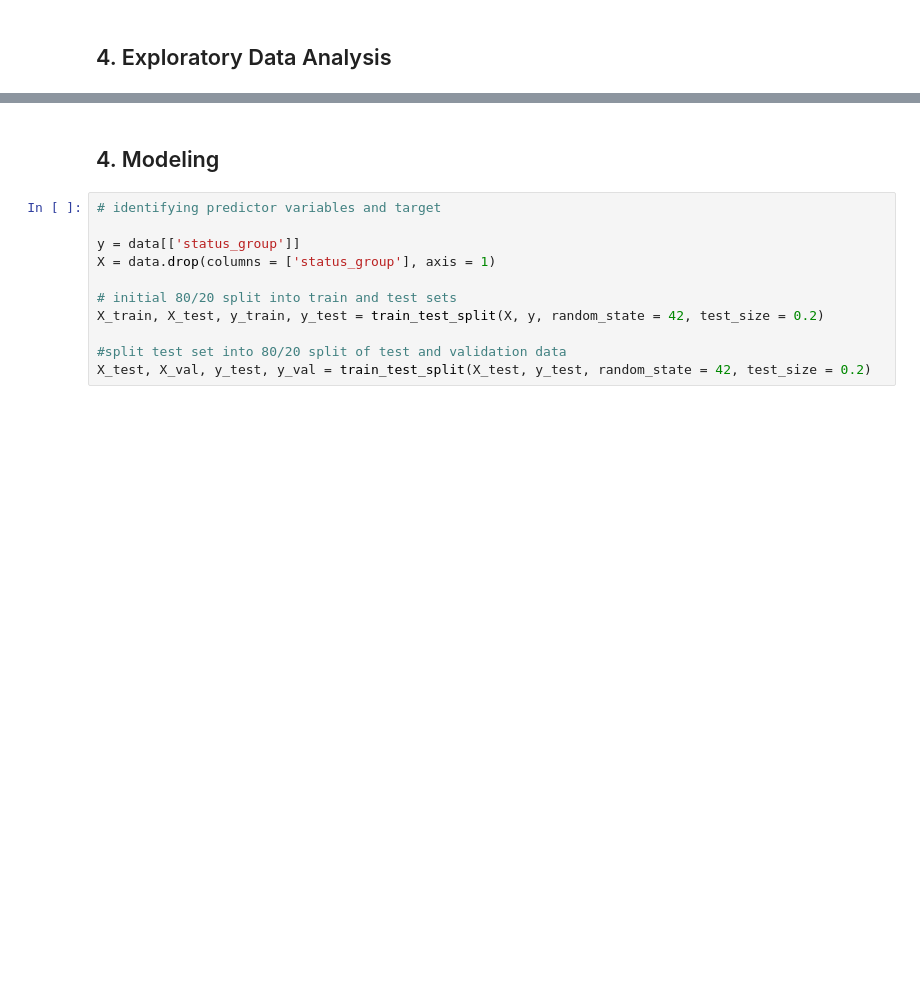
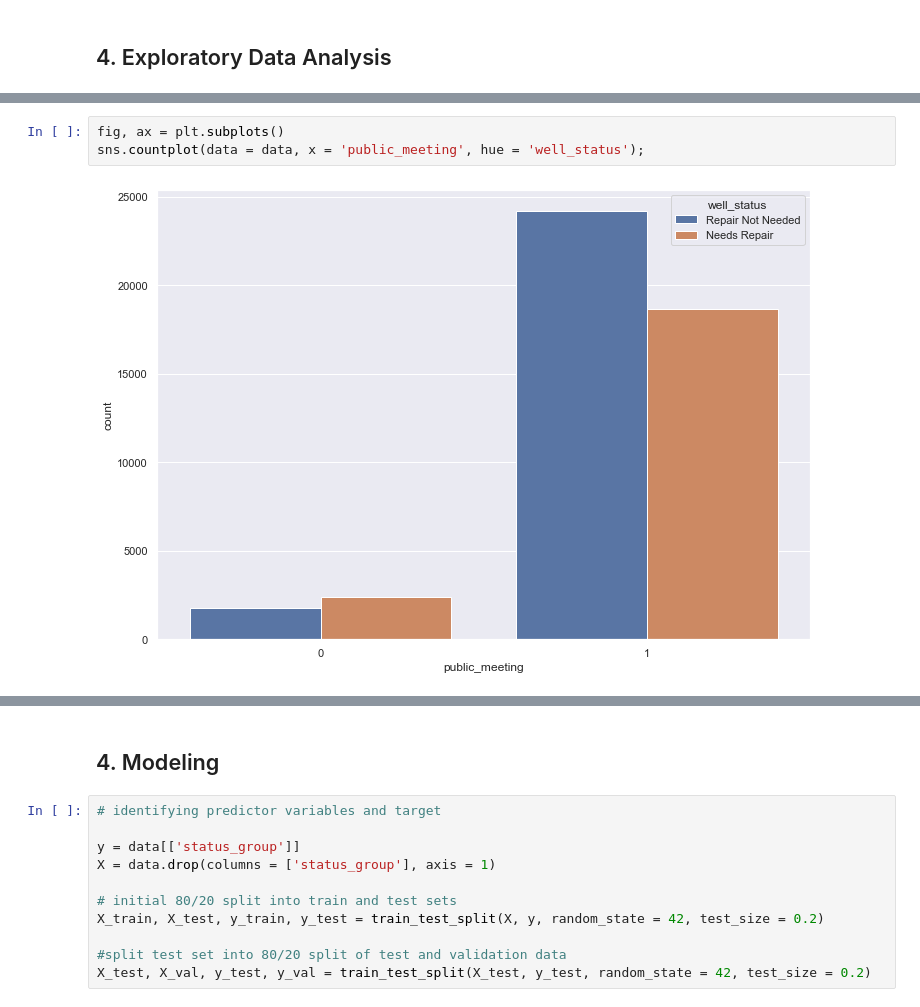
Before and after one commit to ckucewicz/Water_well_classification, a Jupyter notebook: Notebook.ipynb, the cells around one changed output, grey strips where cells are left out. Saved outputs shown, nothing was run; the diff lists cells and outputs as text; blank space fills up the shorter version.

```diff
--- a/Notebook.ipynb
+++ b/Notebook.ipynb
@@ -991,0 +1039,5 @@ This output shows that the `region` was a more important feature than `district_
+# %%
+fig, ax = plt.subplots()
+sns.countplot(data = data, x = 'public_meeting', hue = 'well_status');
+# %% [output]
+[figure, added]
```
Also changed, not shown: parts of 23 cells of this notebook.
